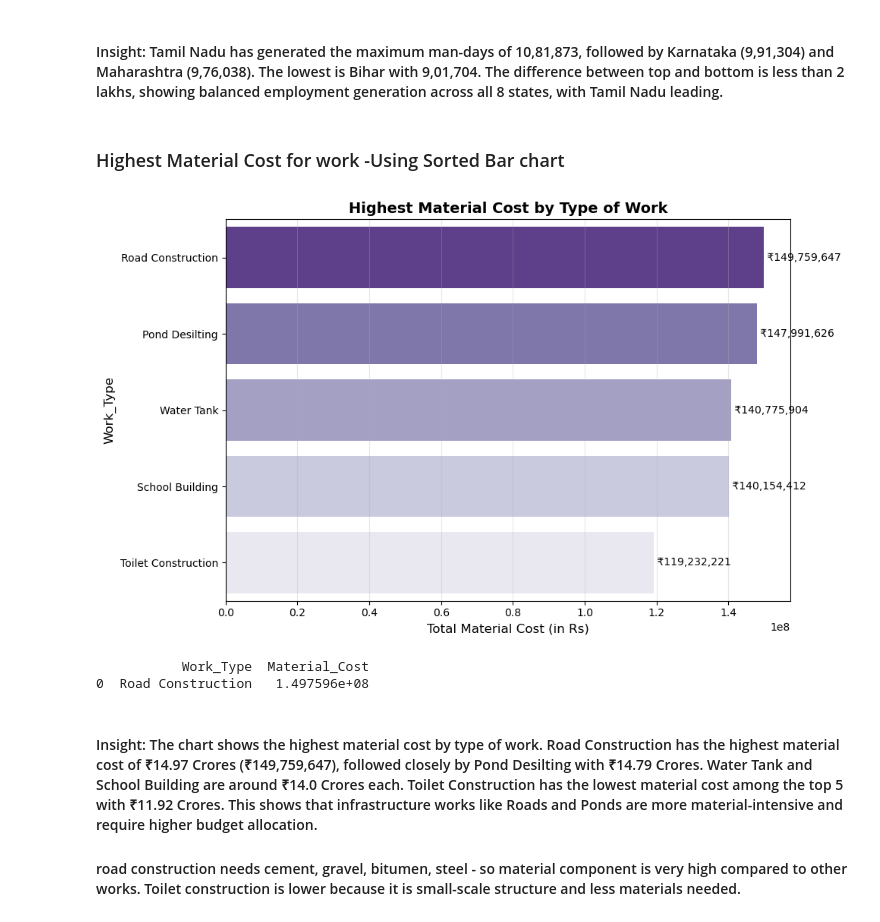
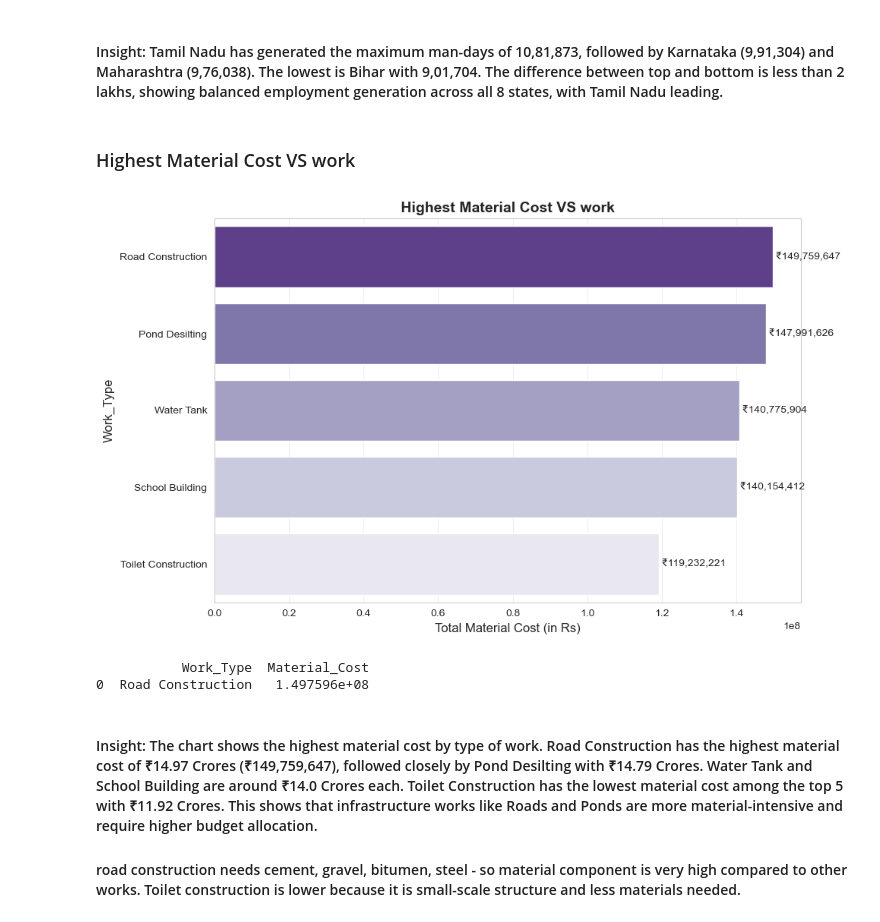
Before and after one commit to neethuravindran7/Social-Audit-Dataset-Analysis-using-Python, a Jupyter notebook: SocialAudit.ipynb, the cells around one changed output. Saved outputs shown, nothing was run; the diff lists cells and outputs as text; code cells hidden in the pictures.

```diff
--- a/SocialAudit.ipynb
+++ b/SocialAudit.ipynb
@@ -851,30 +832,30 @@ print(state_mandays.head(1))
 # %% [markdown]
 #### Insight: Tamil Nadu has generated the maximum man-days of 10,81,873, followed by Karnataka (9,91,304) and Maharashtra (9,76,038). The lowest is Bihar with 9,01,704. The difference between top and bottom is less than 2 lakhs, showing balanced employment generation across all 8 states, with Tamil Nadu leading.
 # %% [markdown]
- ### Highest  Material Cost for work -Using Sorted Bar chart
+ ### Highest Material Cost VS work
 # %%
-
+# Sorted Bar chart
 
 work_material = df.groupby('Work_Type')['Material_Cost'].sum().sort_values(ascending=False).reset_index()
 
 
 plt.figure(figsize=(10,6))
 sns.barplot(x='Material_Cost', y='Work_Type', data=work_material,hue='Work_Type',legend=False, palette='Purples_r')
 
-plt.title('Highest Material Cost by Type of Work', fontweight='bold', fontsize=14)
+plt.title(' Highest Material Cost VS work ', fontweight='bold', fontsize=14)
 plt.xlabel('Total Material Cost (in Rs)', fontsize=12)
 plt.ylabel('Work_Type', fontsize=12)
 
 for i, v in enumerate(work_material['Material_Cost']):
     plt.text(v, i, f' ₹{int(v):,}', va='center', fontsize=10)
 
 plt.grid(axis='x', alpha=0.3)
 plt.tight_layout()
 plt.show()
 
 print(work_material.head(1))
 # %% [output]
-[figure, old version]
+[figure, new version]
            Work_Type  Material_Cost
 0  Road Construction   1.497596e+08
 # %% [markdown]
```
Also changed, not shown: parts of 28 cells of this notebook.
